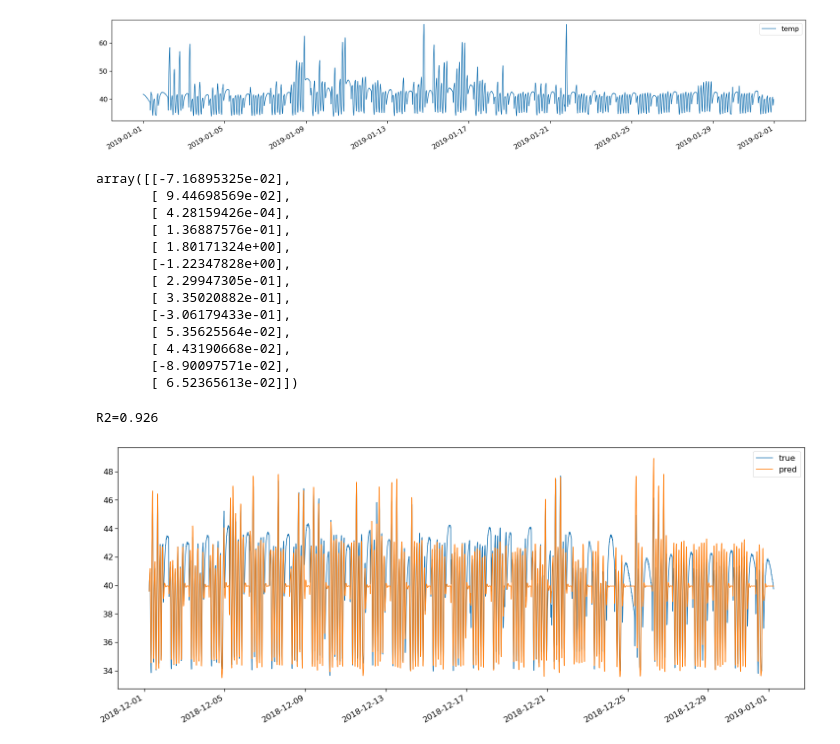
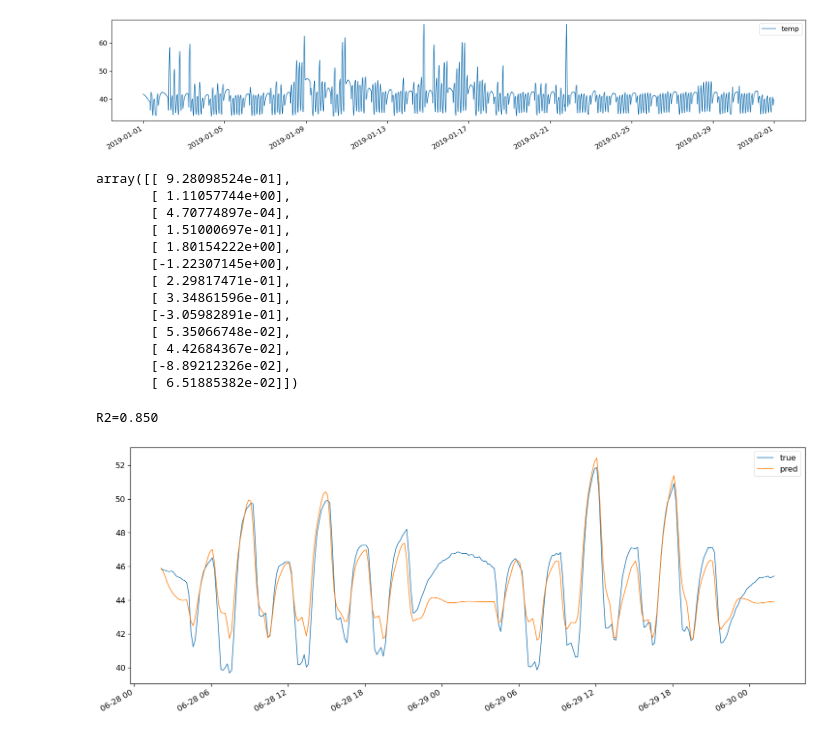
Before and after one commit to fonstelien/FYS-STK4155, a Jupyter notebook: project3/source/project3.ipynb, the cells around one changed output. Saved outputs shown, nothing was run; the diff lists cells and outputs as text; code cells hidden in the pictures.

Commit message:
add temp-dep resistance

```diff
--- a/project3/source/project3.ipynb
+++ b/project3/source/project3.ipynb
@@ -3,4 +4,4 @@ from utils import *
 # %%
-temperature = parse_file('data/pcu1/Supply trafo A winding 2W temp.csv', 'temp')
-auxiliaries = parse_file('data/pcu1/AUX ON from PCU.csv', 'aux')
-current = parse_file('data/pt1/i1.csv', 'I')
+temperature = utils.parse_file('data/pcu1/Supply trafo A winding 2W temp.csv', 'temp')
+auxiliaries = utils.parse_file('data/pcu1/AUX ON from PCU.csv', 'aux_on')
+current = utils.parse_file('data/pt1/i1.csv', 'I')
@@ -21,0 +8,6 @@ X, y = make_design_matrix(aux, curr, temp, 9)
+# %%
+X, y = ar.make_design_matrix(auxiliaries, current, temperature, 9)
+cols = list(X.columns[2:])
+X = utils.scale(X,cols, with_std=True, with_mean=False)
+y = utils.scale(y, with_std=True, with_mean=False)
+s, u = temperature.std(axis=0), 0 #temperature.mean(axis=0)
@@ -34,40 +42,41 @@ plt.show()
 # %% [output]
 [figure]
 # %%
-b = ols(X, y, start=None, end='2018-09-01 00:00:00')
+b = ar.ols(X, y, start=None, end='2018-09-01 00:00:00')
 b
 # %% [output]
-array([[-7.16895325e-02],
-       [ 9.44698569e-02],
-       [ 4.28159426e-04],
-       [ 1.36887576e-01],
-       [ 1.80171324e+00],
-       [-1.22347828e+00],
-       [ 2.29947305e-01],
-       [ 3.35020882e-01],
-       [-3.06179433e-01],
-       [ 5.35625564e-02],
-       [ 4.43190668e-02],
-       [-8.90097571e-02],
-       [ 6.52365613e-02]])
+array([[ 9.28098524e-01],
+       [ 1.11057744e+00],
+       [ 4.70774897e-04],
+       [ 1.51000697e-01],
+       [ 1.80154222e+00],
+       [-1.22307145e+00],
+       [ 2.29817471e-01],
+       [ 3.34861596e-01],
+       [-3.05982891e-01],
+       [ 5.35066748e-02],
+       [ 4.42684367e-02],
+       [-8.89212326e-02],
+       [ 6.51885382e-02]])
 # %%
-start = '2018-12-01 06:00:00'
-end = '2019-01-12 22:00:00'
-end = np.datetime64(start) + np.timedelta64(31, 'D')
+start = '2018-06-28 02:00:00'
+end = '2018-12-29 22:00:00'
+end = np.datetime64(start) + np.timedelta64(2, 'D')
 
 y_true = y[start:end]
-y_pred = evaluate(b, X, y[start:end]['temp'][0], start=start, end=end)
+y_pred = ar.evaluate(b, X, y[start:end]['temp'][0], start=start, end=end)
 
 fig, axes = plt.subplots(nrows=1, ncols=1, figsize=(25,10))
 ax = axes
 (y_true*s+u).plot(ax=ax)
 (y_pred*s+u).plot(ax=ax)
 
-r2 = skl.metrics.r2_score(y_true.between_time('06:00:00', '22:00:00'), y_pred.between_time('06:00:00', '22:00:00'))
+r2 = skl.metrics.r2_score(y_true.between_time('04:00:00', '22:00:00'), y_pred.between_time('04:00:00', '22:00:00'))
+#r2 = skl.metrics.r2_score(y_true, y_pred)
 print(f'R2={r2:.3f}')
 
 ax.legend(['true', 'pred'])
 plt.show()
 # %% [output]
-R2=0.926
+R2=0.850
-[figure, old version]
+[figure, new version]
```
Also changed, not shown: parts of 5 cells of this notebook, 2 other files.
